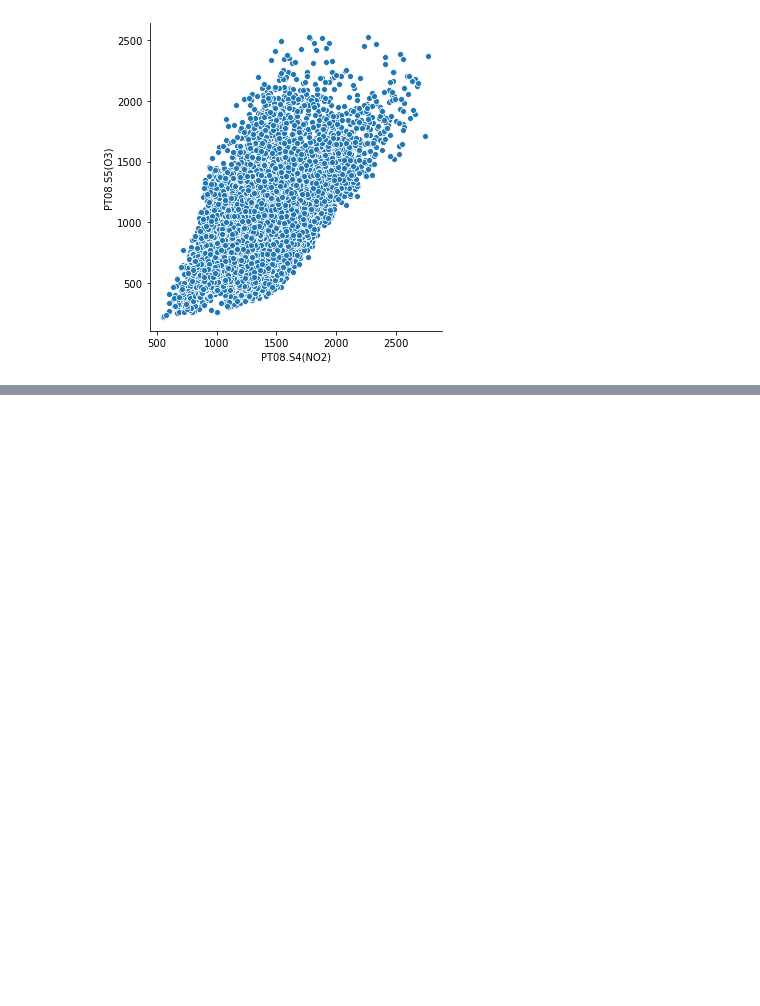
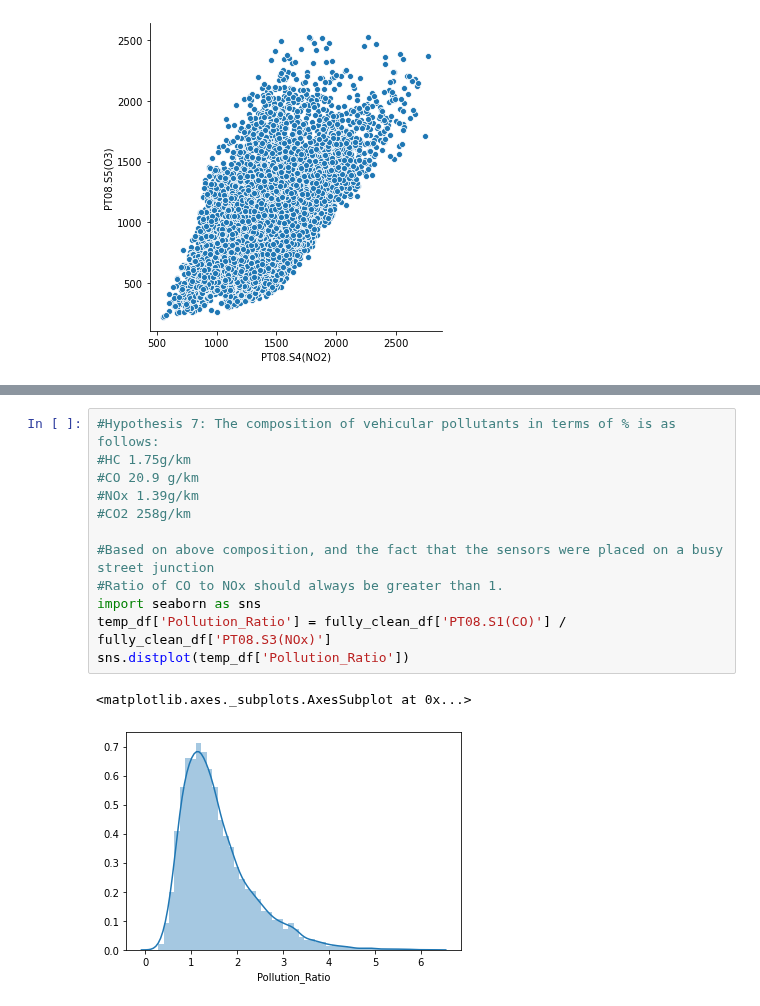
Before and after one commit to sateesh12/bin_utils, a Jupyter notebook: AQI_Analysis.ipynb, the cells around one changed output, grey strips where cells are left out. Drawn from its saved outputs; the diff is of its cells as text; blank space fills up the shorter version.

```diff
--- a/AQI_Analysis.ipynb
+++ b/AQI_Analysis.ipynb
@@ -282,0 +289,15 @@ sns.relplot(x='PT08.S4(NO2)', y='PT08.S5(O3)', data=fully_clean_df);
+# %%
+#Hypothesis 7: The composition of vehicular pollutants in terms of % is as follows:
+#HC 1.75g/km
+#CO 20.9 g/km
+#NOx 1.39g/km
+#CO2 258g/km
+
+#Based on above composition, and the fact that the sensors were placed on a busy street junction
+#Ratio of CO to NOx should always be greater than 1.
+import seaborn as sns
+temp_df['Pollution_Ratio'] = fully_clean_df['PT08.S1(CO)'] / fully_clean_df['PT08.S3(NOx)']
+sns.distplot(temp_df['Pollution_Ratio'])
+# %% [output]
+<matplotlib.axes._subplots.AxesSubplot at 0x...>
+[figure, added]
```
Also changed, not shown: parts of 1 cell of this notebook.
